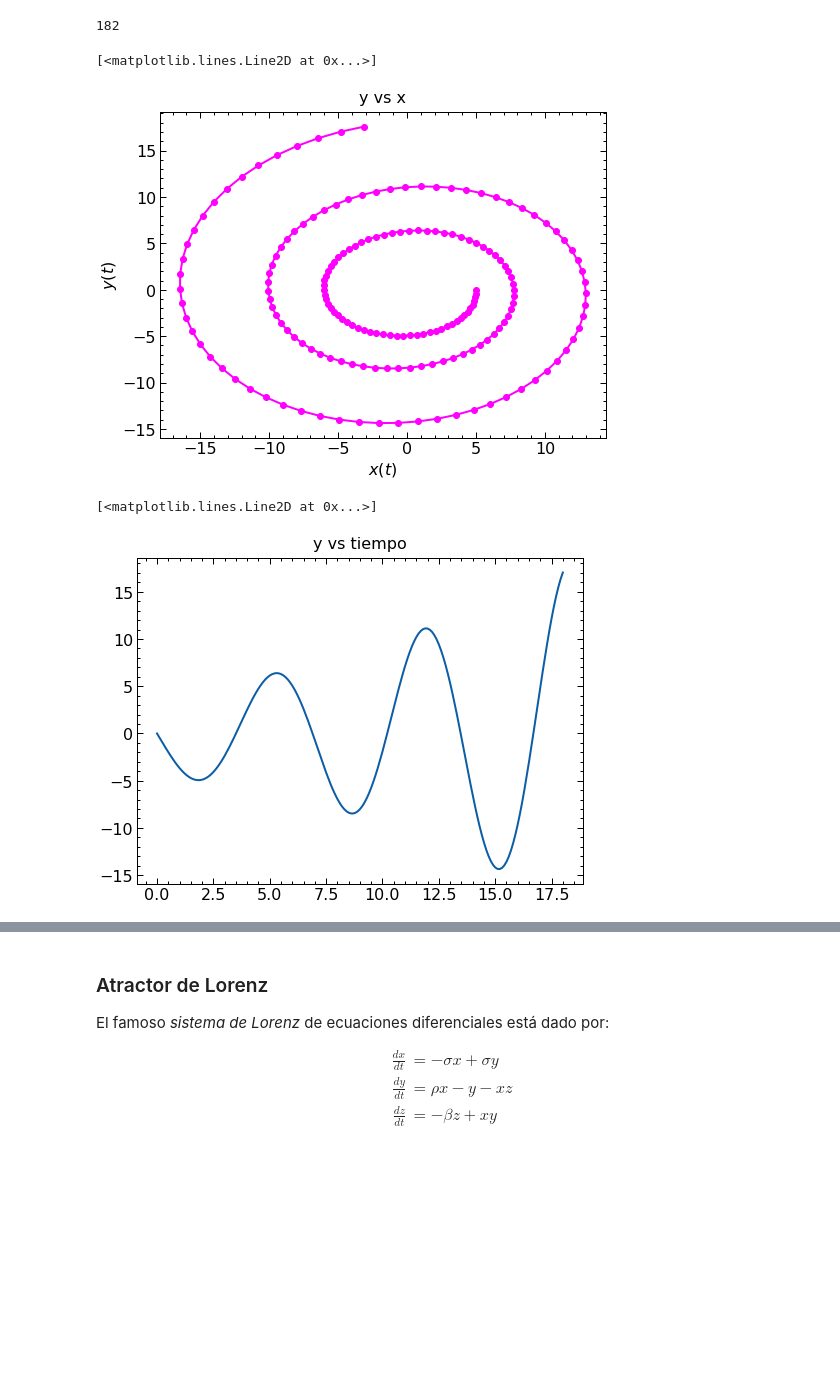
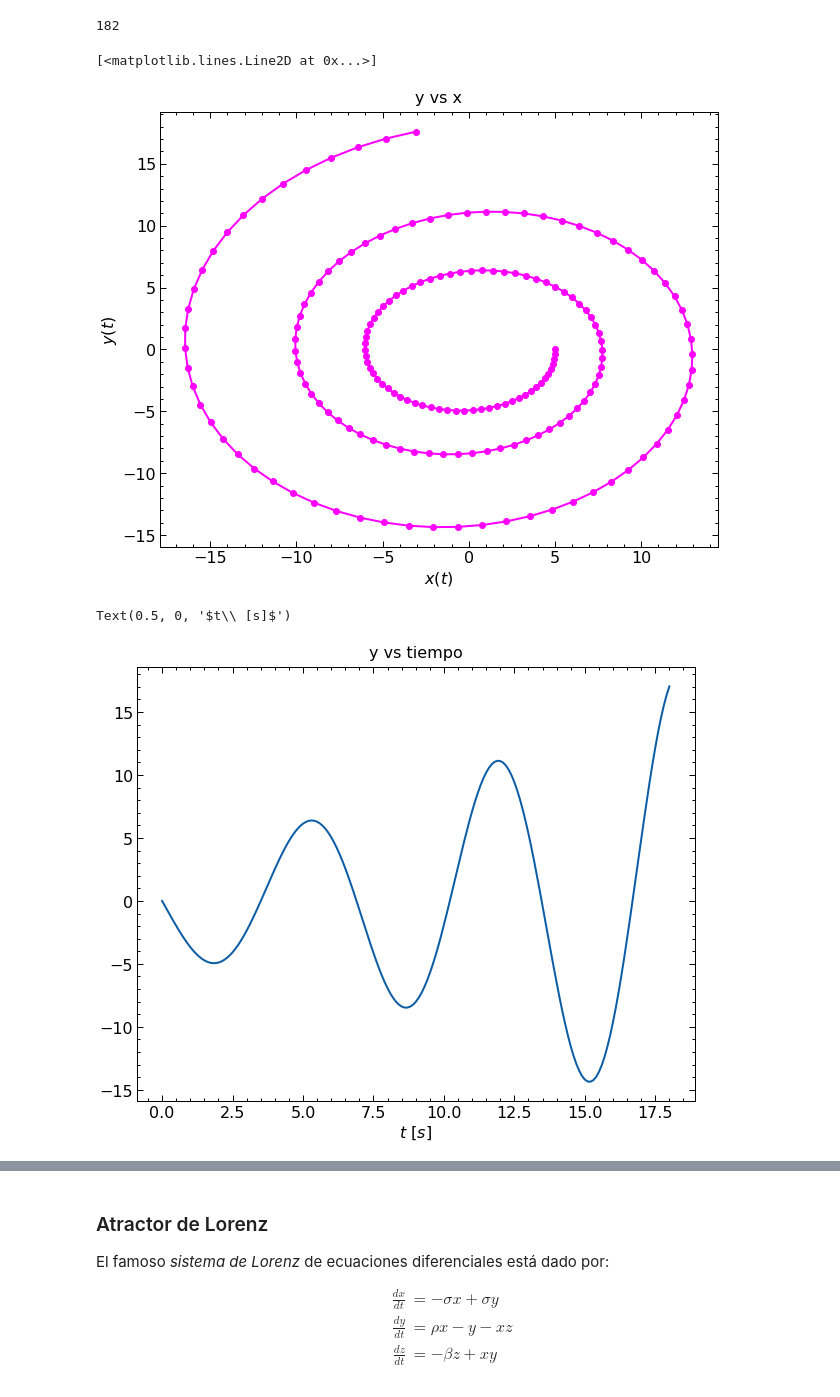
Before and after one commit to JherMik7/euler_Y_Euler_Mejorado, a Jupyter notebook: sistemas_de_ecuaciones_diferenciales.ipynb, the cells around one changed output, grey strips where cells are left out. Cells and saved outputs as stored; diff of their text form; code cells hidden in the pictures; blank space fills up the shorter version.

```diff
--- a/sistemas_de_ecuaciones_diferenciales.ipynb
+++ b/sistemas_de_ecuaciones_diferenciales.ipynb
@@ -33,17 +33,20 @@ print(len(x))
 # %% [output]
 182
 # %%
+ax = plt.figure(figsize=(10,8))
 plt.title('y vs x', pad = 10)
 plt.ylabel(r'$y(t)$')
 plt.xlabel(r'$x(t)$')
 plt.plot(x, y, 'o-', color = 'magenta')
 # %% [output]
 [<matplotlib.lines.Line2D at 0x...>]
-[figure, old version]
+[figure, new version]
 # %%
+ay = plt.figure(figsize=(10,8))
 plt.title('y vs tiempo', pad = 10)
 plt.plot(tiempo, y[:len(tiempo)], '-')
+plt.xlabel(r'$t\ [s]$')
 # %% [output]
-[<matplotlib.lines.Line2D at 0x...>]
+Text(0.5, 0, '$t\\ [s]$')
-[figure, old version]
+[figure, new version]
 # %%
```
Also changed, not shown: parts of 2 cells of this notebook, 1 other file.
